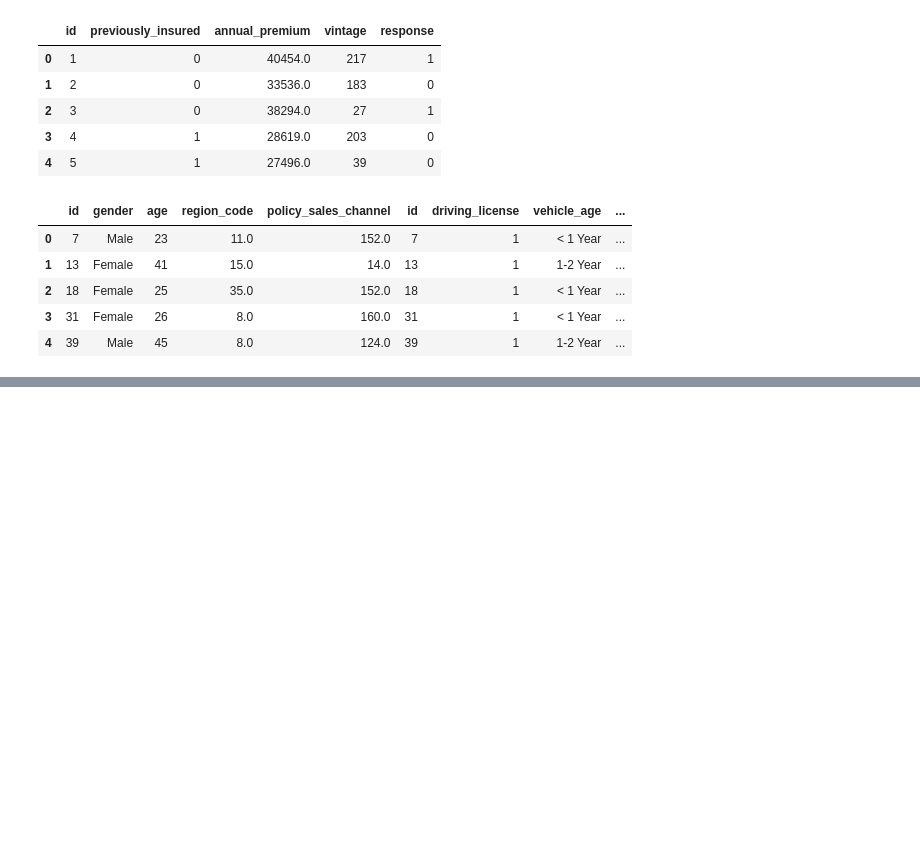
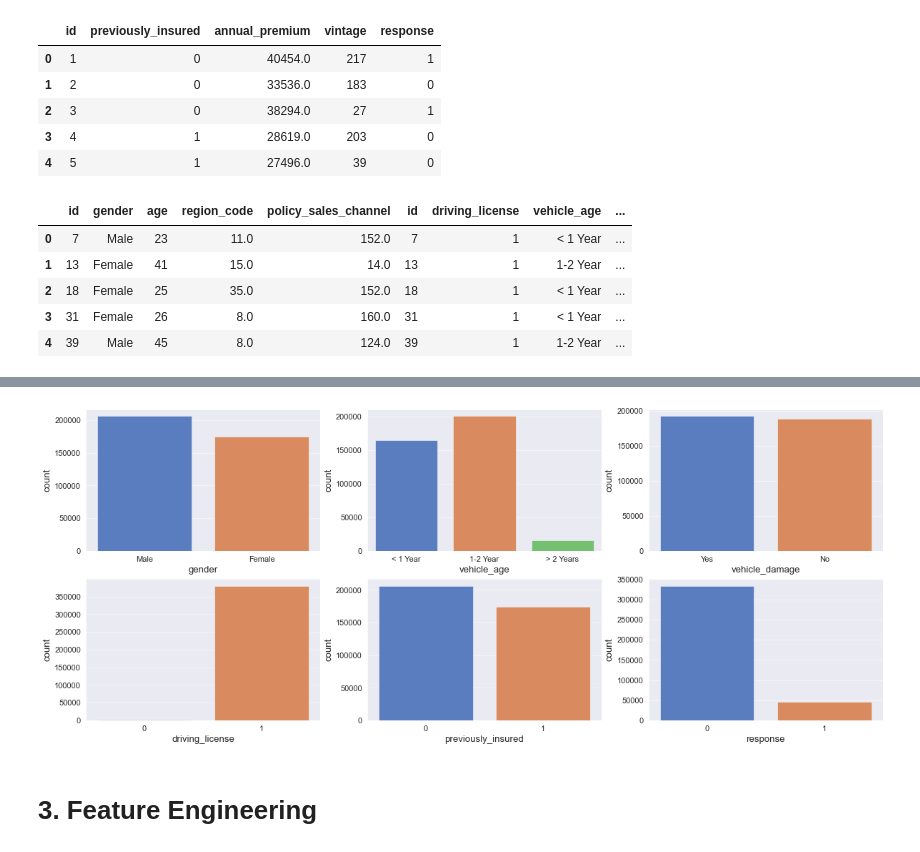
Before and after one commit to Gutscs/Health-Insurance-Cross-Sell, a Jupyter notebook: HealthInsurance.ipynb, the cells around one changed output, grey strips where cells are left out. Cells and saved outputs as stored; diff of their text form; code cells hidden in the pictures; blank space fills up the shorter version.

Commit message:
:sparkles: Finished feature engineering

```diff
--- a/HealthInsurance.ipynb
+++ b/HealthInsurance.ipynb
@@ -192,0 +230,3 @@ conn.close()
+# %%
+df1 = pd.read_csv( 'data/data.csv')
+df1.head()
@@ -192,0 +242,2 @@ conn.close()
+# %%
+df2 = df1.copy()
@@ -192,0 +246,7 @@ conn.close()
+# %%
+# to lower case
+cols_new = df_raw.columns.str.lower()
+
+# rename columns
+df2.columns = cols_new
+df2.columns
@@ -192,0 +349,3 @@ conn.close()
+# %%
+cat_attributes = df2[['gender', 'vehicle_age', 'vehicle_damage', 'driving_license', 'previously_insured', 'response']]
+cat_attributes.head()
@@ -192,0 +370,13 @@ conn.close()
+# %%
+fig, axes = plt.subplots(2,3)
+
+sns.countplot( x='gender'             , data=cat_attributes, ax=axes[0,0] )
+sns.countplot( x='vehicle_age'        , data=cat_attributes, ax=axes[0,1] )
+sns.countplot( x='vehicle_damage'     , data=cat_attributes, ax=axes[0,2] )
+sns.countplot( x='driving_license'    , data=cat_attributes, ax=axes[1,0] )
+sns.countplot( x='previously_insured' , data=cat_attributes, ax=axes[1,1] )
+sns.countplot( x='response'           , data=cat_attributes, ax=axes[1,2] );
+# %% [output]
+[figure, added]
+# %% [markdown]
+# 3. Feature Engineering
```
Also changed, not shown: parts of 40 cells of this notebook.
